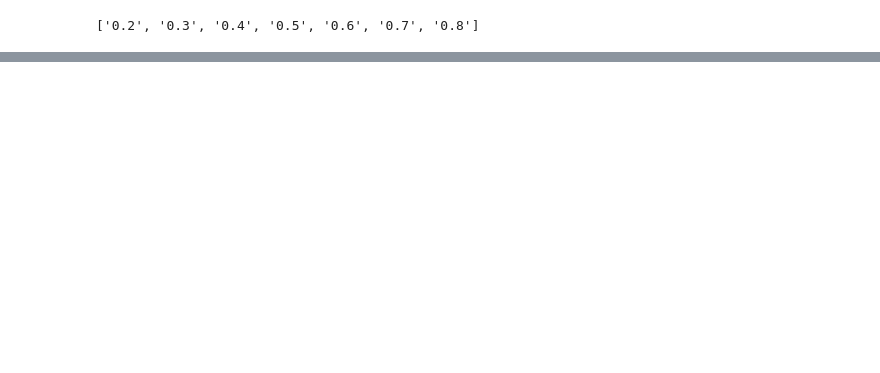
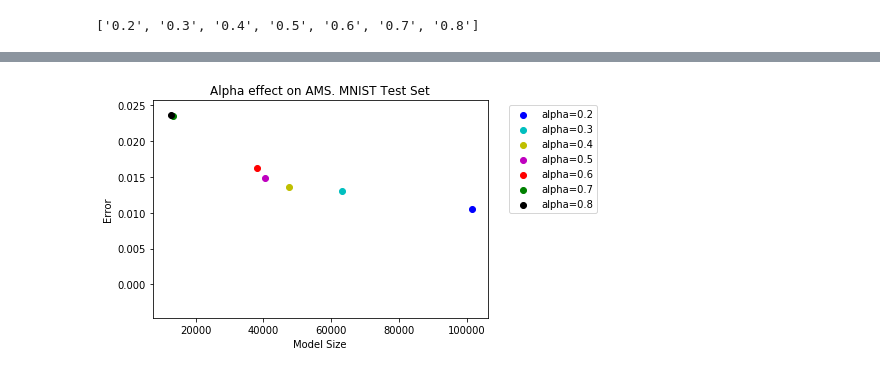
Before and after one commit to dlaredo/automatic_model_selection, a Jupyter notebook: code/TestBestModels.ipynb, the cells around one changed output, grey strips where cells are left out. Drawn from its saved outputs; the diff is of its cells as text; code cells hidden in the pictures; blank space fills up the shorter version.

```diff
--- a/code/TestBestModels.ipynb
+++ b/code/TestBestModels.ipynb
@@ -450,0 +317,23 @@ plt.show()
+# %%
+np_sizes = np.array(model_sizes)
+
+np_test_errors = 1 - np.array(np.sqrt(test_errors)) #Used for accuracy to measure error
+np_alphas = np.array(alphas)
+
+colors = ['b', 'c', 'y', 'm', 'r', 'g', 'k']
+n1 = plt.scatter(np_sizes[0], np_test_errors[0], color = colors[0], label = 'alpha='+np_alphas[0])
+n2 = plt.scatter(np_sizes[1], np_test_errors[1], color = colors[1], label = 'alpha='+np_alphas[1])
+n3 = plt.scatter(np_sizes[2], np_test_errors[2], color = colors[2], label = 'alpha='+np_alphas[2])
+n4 = plt.scatter(np_sizes[3], np_test_errors[3], color = colors[3], label = 'alpha='+np_alphas[3])
+n5 = plt.scatter(np_sizes[4], np_test_errors[4], color = colors[4], label = 'alpha='+np_alphas[4])
+n6 = plt.scatter(np_sizes[5], np_test_errors[5], color = colors[5], label = 'alpha='+np_alphas[5])
+n7 = plt.scatter(np_sizes[6], np_test_errors[6], color = colors[6], label = 'alpha='+np_alphas[6])
+
+plt.legend(bbox_to_anchor=(1.05, 1),loc=2)
+plt.legend(bbox_to_anchor=(1.05, 1),loc=2)
+plt.xlabel('Model Size')
+plt.ylabel('Error')
+plt.title("Alpha effect on AMS. MNIST Test Set")
+plt.show()
+# %% [output]
+[figure, added]
```
Also changed, not shown: parts of 6 cells of this notebook, 1 other file.
